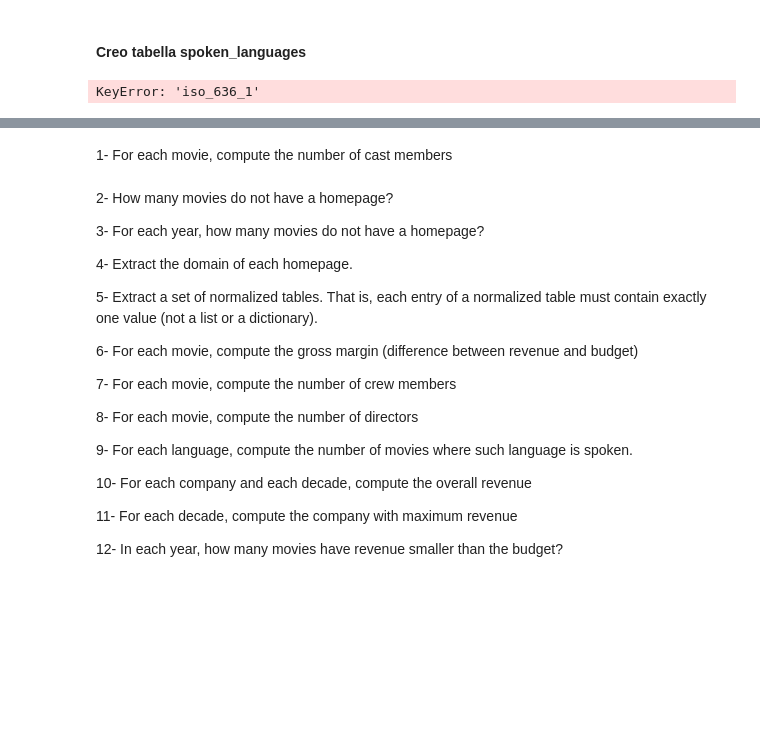
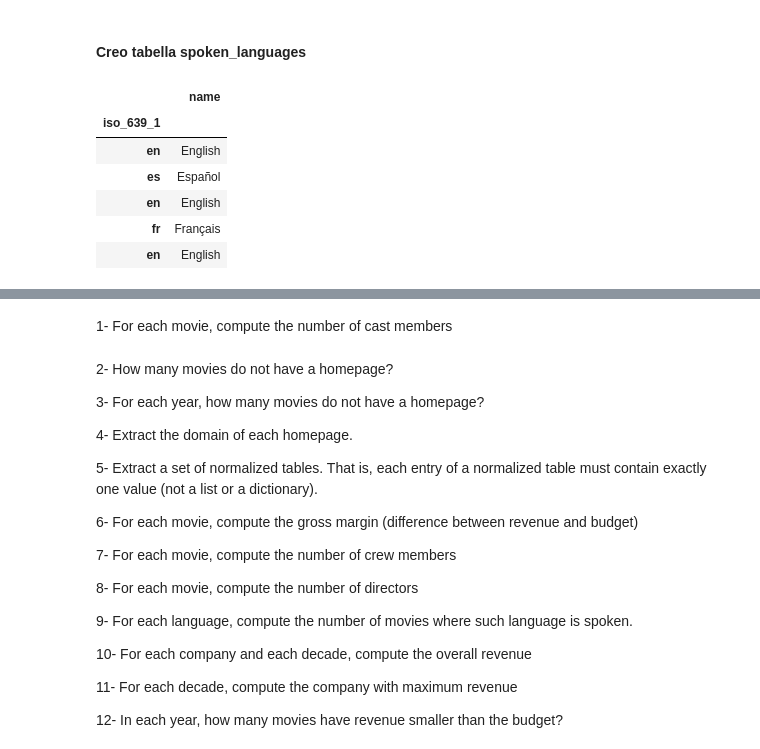
Before and after one commit to silviasantamaria/computerscience, a Jupyter notebook: Project+.ipynb, the cells around one changed output, grey strips where cells are left out. Cells and saved outputs as stored; diff of their text form; code cells hidden in the pictures; blank space fills up the shorter version.

```diff
--- a/Project+.ipynb
+++ b/Project+.ipynb
@@ -167,11 +192,15 @@ prod_countries.head()
 # %%
 spoken_languages=pd.DataFrame()
 for film in list(range(0,len(movies['spoken_languages']))):
     tabjson=pd.read_json(movies['spoken_languages'][film])
-    idfilm=movies['id'][film]
-    tabjson['movie_id']=idfilm
     spoken_languages=pd.concat([spoken_languages, tabjson])
-spoken_languages = spoken_languages.set_index(['movie_id', 'iso_636_1'])
+spoken_languages = spoken_languages.set_index(['iso_639_1'])
 spoken_languages.head()
 # %% [output]
-KeyError: 'iso_636_1'
+|  | name |
+| iso_639_1 |  |
+| en | English |
+| es | Español |
+| en | English |
+| fr | Français |
+| en | English |
```
Also changed, not shown: parts of 5 cells of this notebook.
